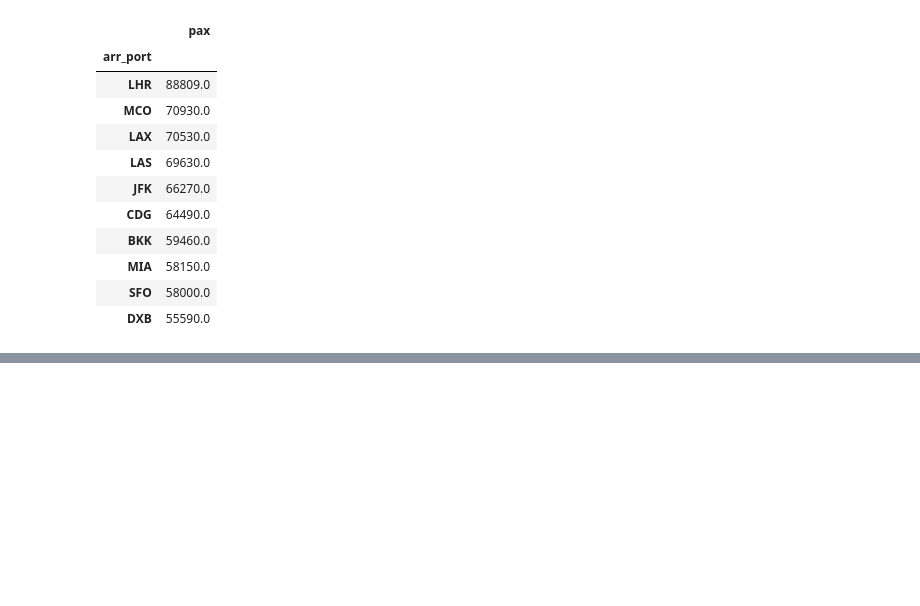
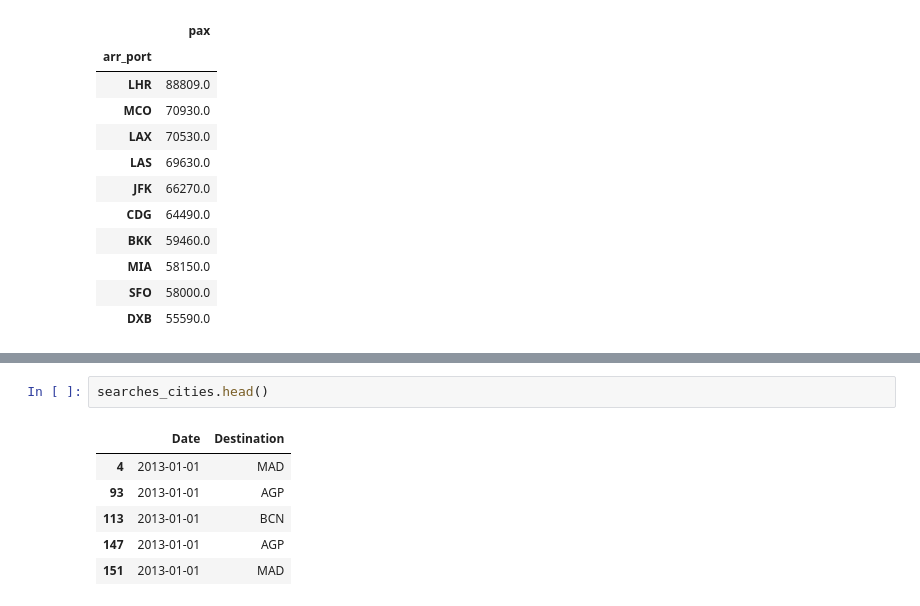
Before and after one commit to epi2k2/kschool_challenge, a Jupyter notebook: kschool_challenge.ipynb, the cells around one changed output, grey strips where cells are left out. Drawn from its saved outputs; the diff is of its cells as text; blank space fills up the shorter version.

```diff
--- a/kschool_challenge.ipynb
+++ b/kschool_challenge.ipynb
@@ -189,0 +291,9 @@ ERROR: Command errored out with exit status 1: python setup.py egg_info Check th
+# %%
+searches_cities.head()
+# %% [output]
+|  | Date | Destination |
+| 4 | 2013-01-01 | MAD |
+| 93 | 2013-01-01 | AGP |
+| 113 | 2013-01-01 | BCN |
+| 147 | 2013-01-01 | AGP |
+| 151 | 2013-01-01 | MAD |
```
Also changed, not shown: parts of 18 cells of this notebook.
